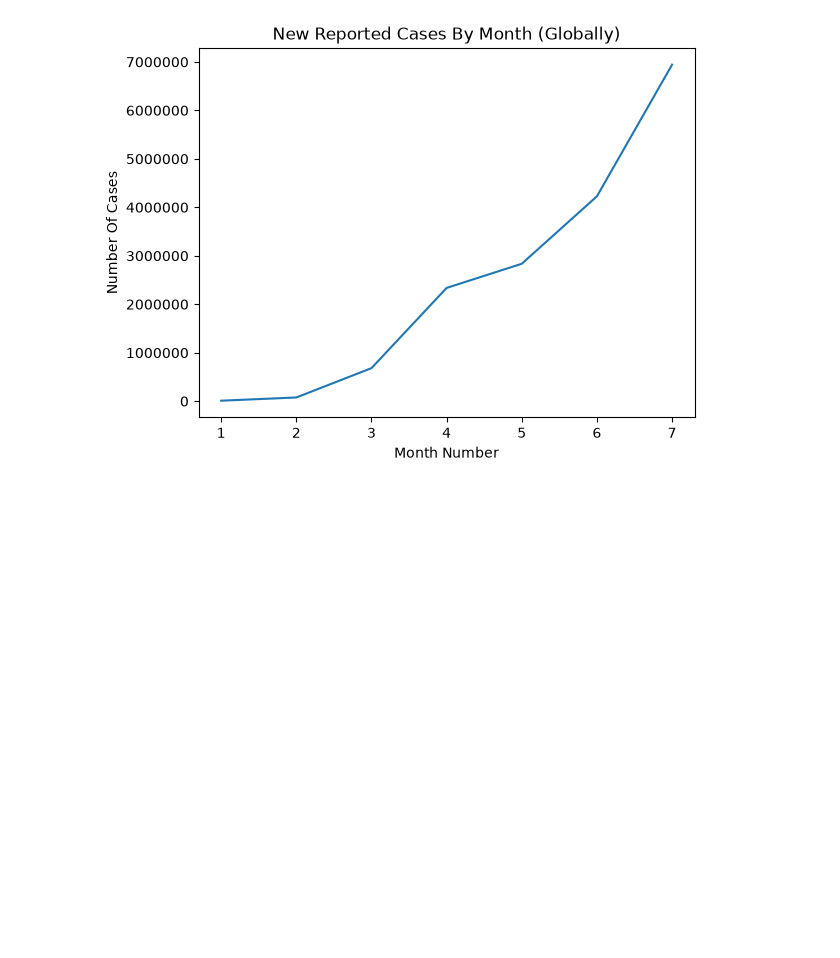
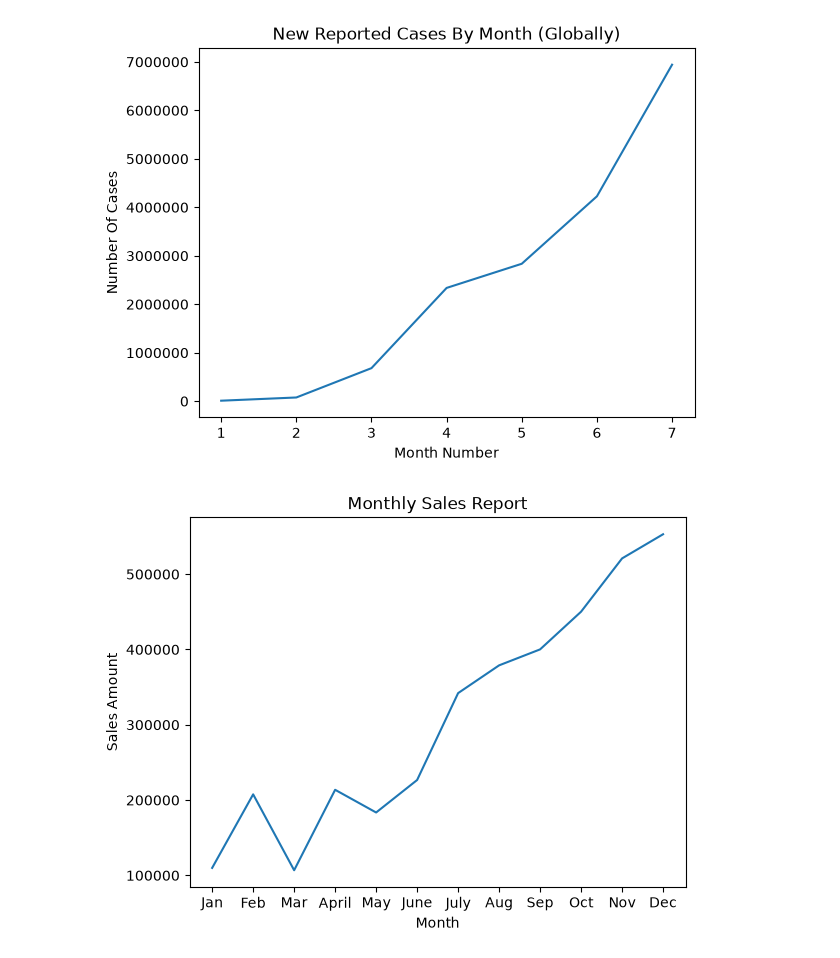
Before and after one commit to ConstanceNwaigwe/python-practice, a Jupyter notebook: stocks.ipynb, the cells around one changed output. Cells and saved outputs as stored; diff of their text form; code cells hidden in the pictures; blank space fills up the shorter version.

Commit message:
added sales date

```diff
--- a/stocks.ipynb
+++ b/stocks.ipynb
@@ -27,3 +27,15 @@ plt.ticklabel_format(axis='y', style='plain')
 plt.show()
 # %% [output]
 [figure]
+# %%
+month = ["Jan", "Feb", "Mar", "April", "May", "June", "July", "Aug", "Sep", "Oct", "Nov", "Dec"]
+num_sales = [109926, 207624, 106814, 213664, 183514, 226655, 342042, 378920,400123, 450198, 520946, 553025]
+
+plt.plot(month, num_sales)
+plt.title('Monthly Sales Report')
+plt.xlabel('Month')
+plt.ylabel('Sales Amount')
+plt.ticklabel_format(axis='y', style='plain')
+plt.show()
+# %% [output]
+[figure, added]
```
